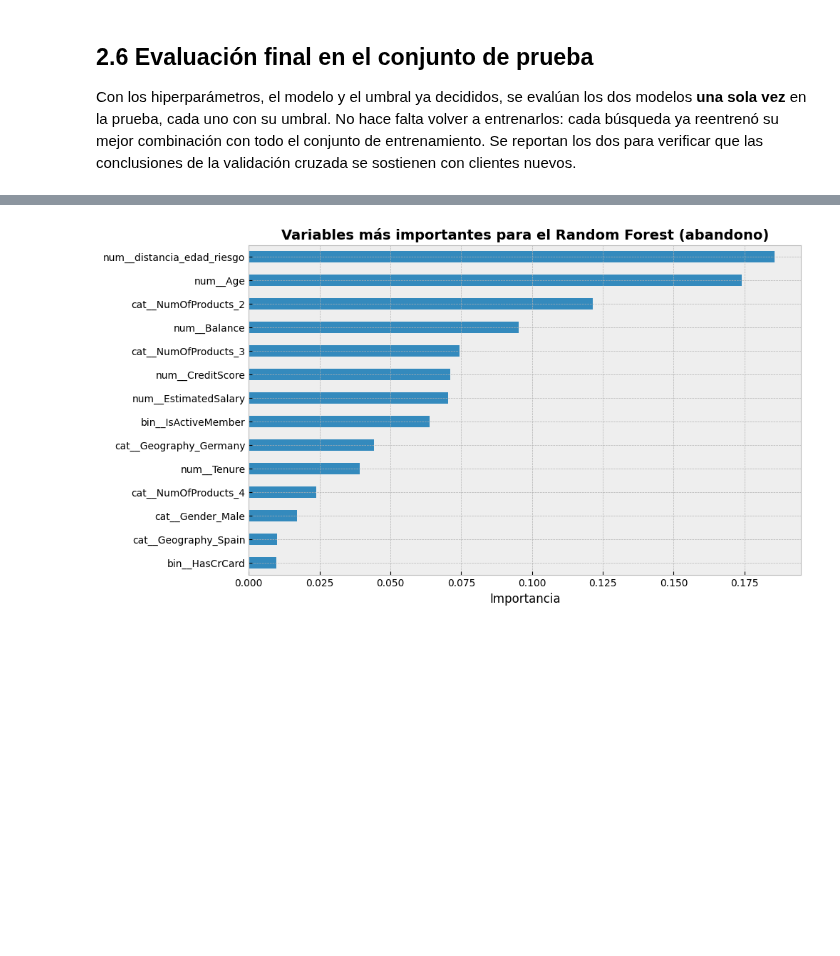
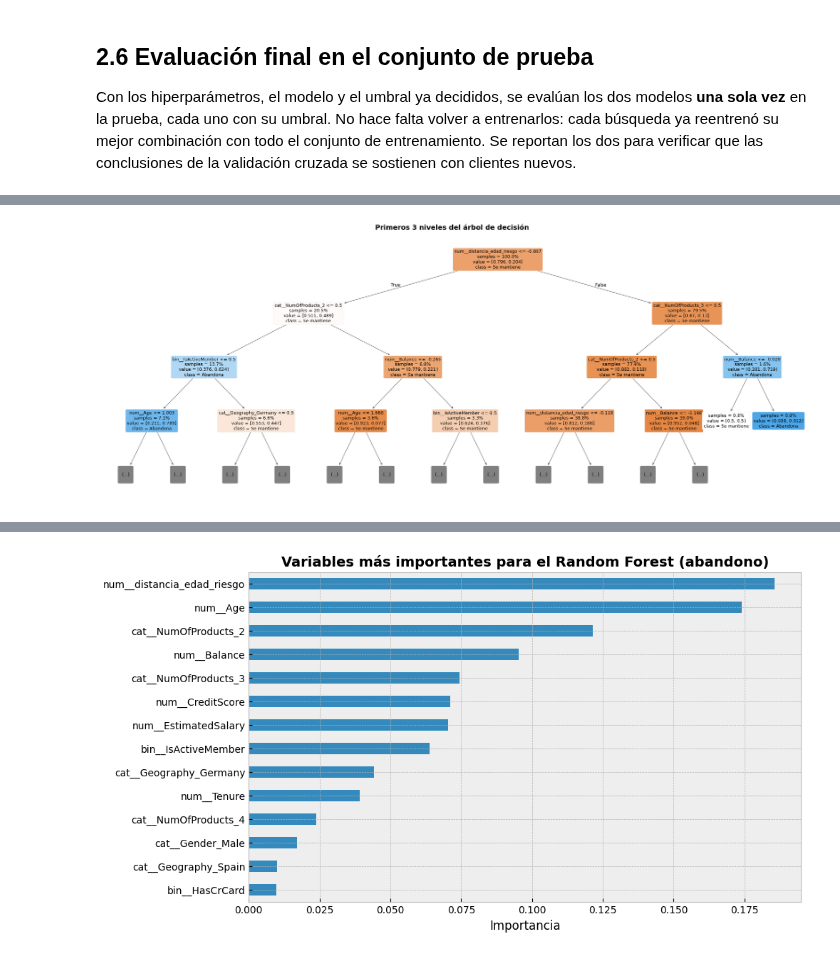
Before and after one commit to francarrascoo/Ecommerce-Customer-Dataset, a Jupyter notebook: notebooks/modelamiento.ipynb, the cells around one changed output, grey strips where cells are left out. Cells and saved outputs as stored; diff of their text form; code cells hidden in the pictures; blank space fills up the shorter version.

```diff
--- a/notebooks/modelamiento.ipynb
+++ b/notebooks/modelamiento.ipynb
@@ -687,0 +787,13 @@ conviene bajarlo; si la campaña de retención es cara, conviene subirlo.
+# %%
+arbol = modelos_clasificacion['Árbol de decisión']
+nombres_columnas = arbol.named_steps['preparacion'].transform(X_train.head()).columns
+
+fig, ax = plt.subplots(figsize=(26, 10))
+plot_tree(arbol.named_steps['modelo'], max_depth=3, feature_names=list(nombres_columnas),
+          class_names=['Se mantiene', 'Abandona'], filled=True, rounded=True, proportion=True,
+          impurity=False, fontsize=9, ax=ax)
+ax.set_title('Primeros 3 niveles del árbol de decisión', fontsize=14, fontweight='bold')
+plt.savefig('../images/clasificacion_arbol_decision.png', dpi=150, bbox_inches='tight')
+plt.show()
+# %% [output]
+[figure, added]
```
Also changed, not shown: parts of 22 cells of this notebook, 9 other files.
